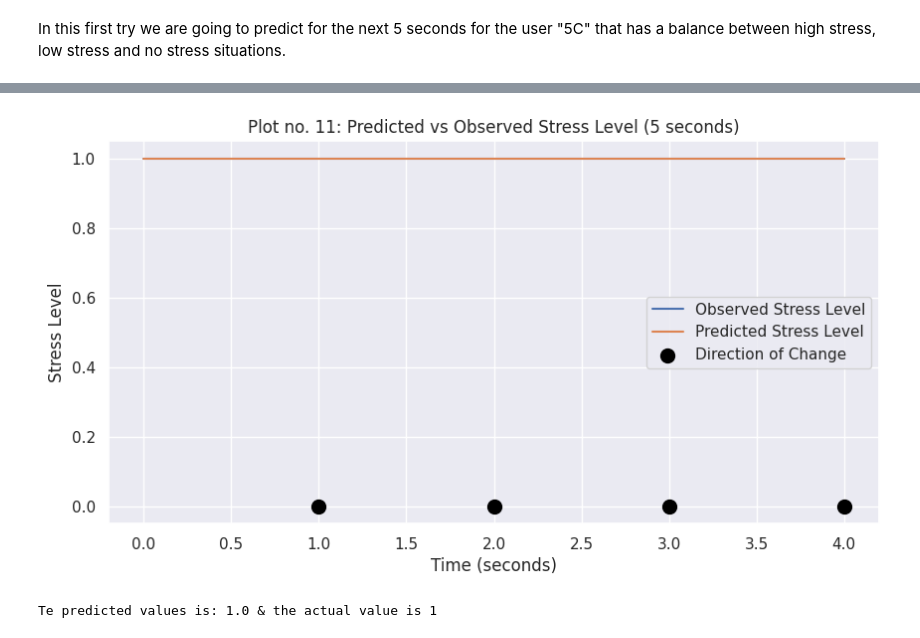
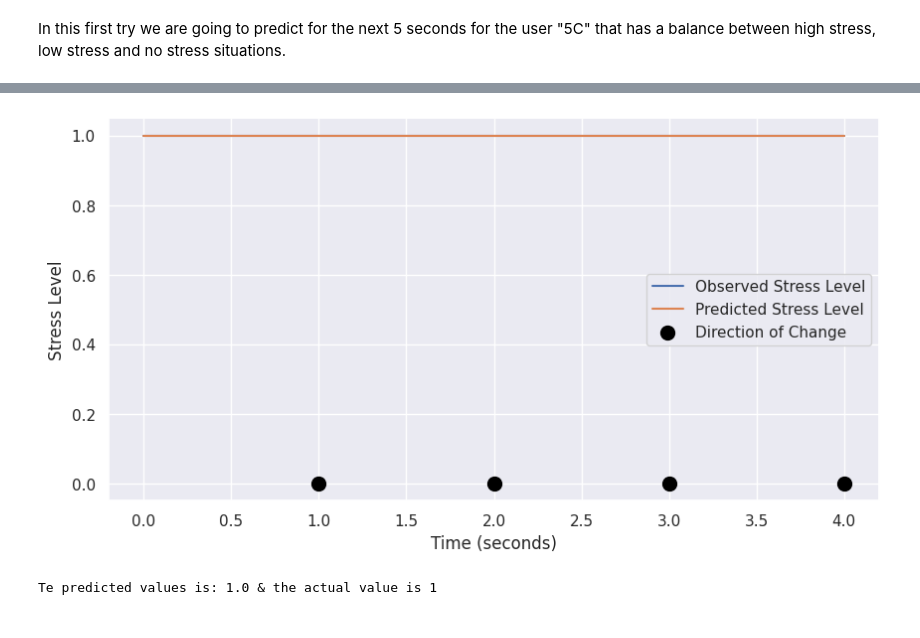
Before and after one commit to guadag12/ce888-assigment, a Jupyter notebook: code.ipynb, the cells around one changed output, grey strips where cells are left out. Cells and saved outputs as stored; diff of their text form; code cells hidden in the pictures.

```diff
--- a/code.ipynb
+++ b/code.ipynb
@@ -63,4 +62,5 @@ Mounted at /content/drive
 # %%
 txt = '''Hosseini, Seyedmajid et al. (2021)'''
 # %%
-data=pd.read_csv("/content/drive/MyDrive/CE888-7-SP - Data Science and Decision Making/Assigment/model/df_total_to_model.csv")
+data=pd.read_csv("/content/drive/MyDrive/CE888-7-SP - Data Science and Decision Making/Assigment/model/data_model.csv")
+data =data.drop('Unnamed: 0', axis =1)
@@ -347,0 +423,25 @@ In this code you can see **two models**:
+# %%
+#prepare the data to plot the ROC curve with a no cross validation example:
+clf1 = RandomForestClassifier(n_estimators=100,max_depth=15)
+X = data_all.drop(["label"], axis = 1)
+y = data_all["label"]
+train1, test1, train_labels1, test_labels1 = train_test_split(X, y, test_size=0.33, random_state=30, shuffle = True)
+scaler = StandardScaler()
+scaler.fit(train1)
+train1 = scaler.transform(train1)
+scaler.fit(test1)
+test1= scaler.transform(test1)
+clf1.fit(train1, train_labels1.values.ravel())
+logit_roc_auc1 = roc_auc_score(test_labels1, clf1.predict(test1))
+fpr1, tpr1, thresholds1 = roc_curve(test_labels1, clf1.predict_proba(test1)[:,1])
+# %%
+sns.set(style="darkgrid")
+plt.figure(0).clf()
+plt.plot([0, 1], [0, 1],'r--')
+plt.plot(fpr1,tpr1,label="For all nurses (area = %0.2f)" % logit_roc_auc1)
+#plt.title("Plot no. 10.: Receiver operating characteristic for Random Forest")
+plt.xlabel('False Positive Rate')
+plt.ylabel('True Positive Rate')
+plt.legend(loc="lower right")
+plt.legend(loc=0)
+plt.savefig('/content/drive/MyDrive/CE888-7-SP - Data Science and Decision Making/Assigment/model/plot/plot10.png', dpi=100)
@@ -365,7 +467,7 @@ import matplotlib.pyplot as plt
 pd.set_option('display.max_columns', None)
 # %%
 #bring the dataset:
-data=pd.read_csv("/content/drive/MyDrive/CE888-7-SP - Data Science and Decision Making/Assigment/model/df_total_to_model.csv")
+data=pd.read_csv("/content/drive/MyDrive/CE888-7-SP - Data Science and Decision Making/Assigment/model/data_model.csv")
 data =data.drop('Unnamed: 0', axis =1)
 # %%
 #In data_measures object we are going to keep the metrics that we want to analyze later for each nurse
@@ -658,21 +777,21 @@ predict = scaler.transform(predict)
 # %%
 fig, ax = plt.subplots(figsize=(10, 5))
 x_vals = np.arange(window_length)
 y_observed = current_window[target_variable]
 y_predicted = np.repeat(predicted_stress_level, window_length)
 sign_markers = np.sign(y_observed.diff())
 ax.plot(x_vals, y_observed, label="Observed Stress Level")
 ax.plot(x_vals, y_predicted, label="Predicted Stress Level")
 ax.scatter(x_vals[1:], y_observed.diff().values[1:], marker="o", s=100, c="black",
             label="Direction of Change")
 ax.set_xlabel("Time (seconds)")
 ax.set_ylabel("Stress Level")
-ax.set_title("Plot no. 11: Predicted vs Observed Stress Level (5 seconds)")
+#ax.set_title("Plot no. 12: Predicted vs Observed Stress Level (5 seconds)")
 ax.legend()
-plt.savefig('/content/drive/MyDrive/CE888-7-SP - Data Science and Decision Making/Assigment/model/plot/plot11.png', dpi=100)
+plt.savefig('/content/drive/MyDrive/CE888-7-SP - Data Science and Decision Making/Assigment/model/plot/plot12.png', dpi=100)
 plt.show()
 # %% [output]
-[figure, old version]
+[figure, new version]
 # %%
 print("Te predicted values is:", rf.predict(predict)[0], "& the actual value is", data_user['label'].iloc[-1])
 # %% [output]
```
Also changed, not shown: parts of 38 cells of this notebook, 13 other files.
